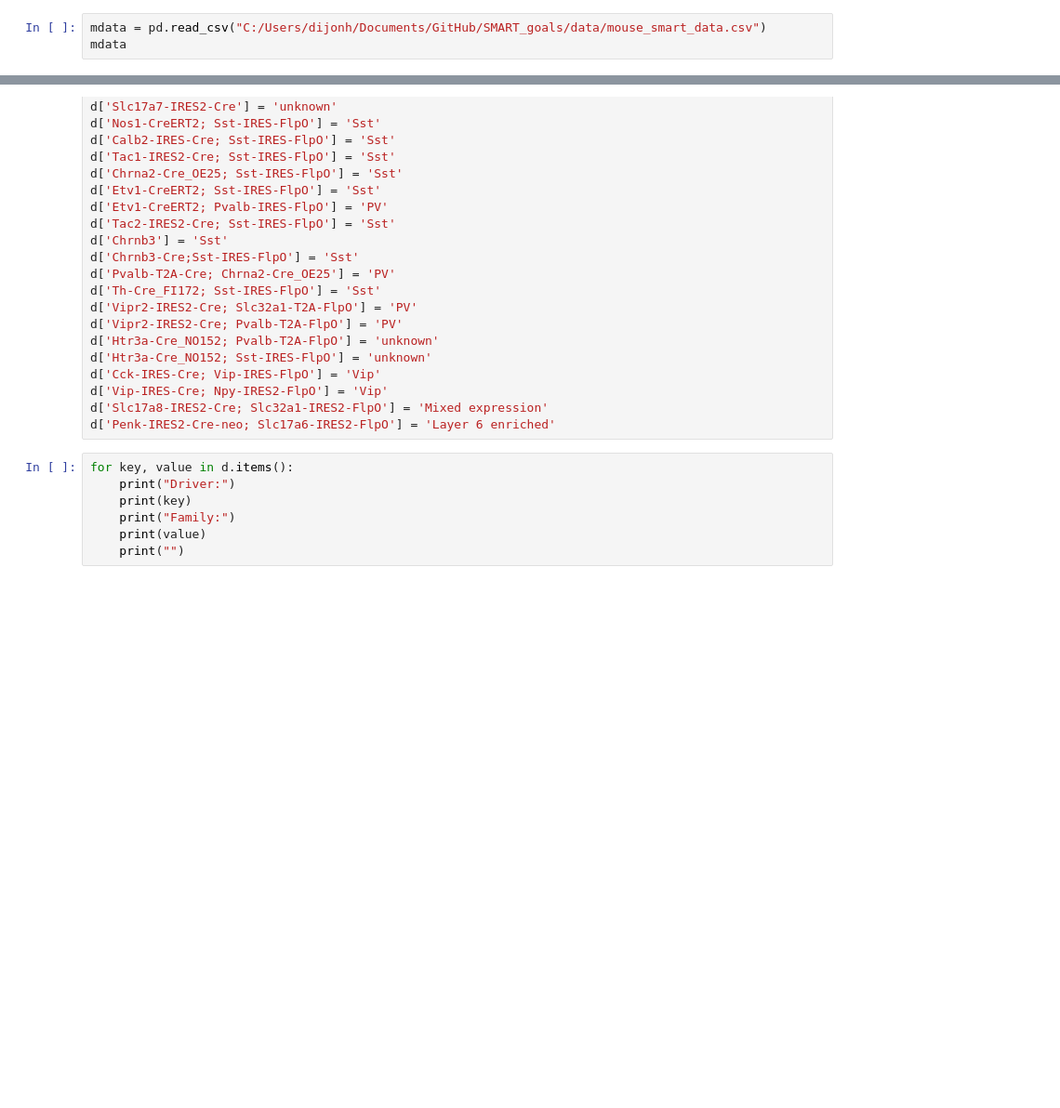
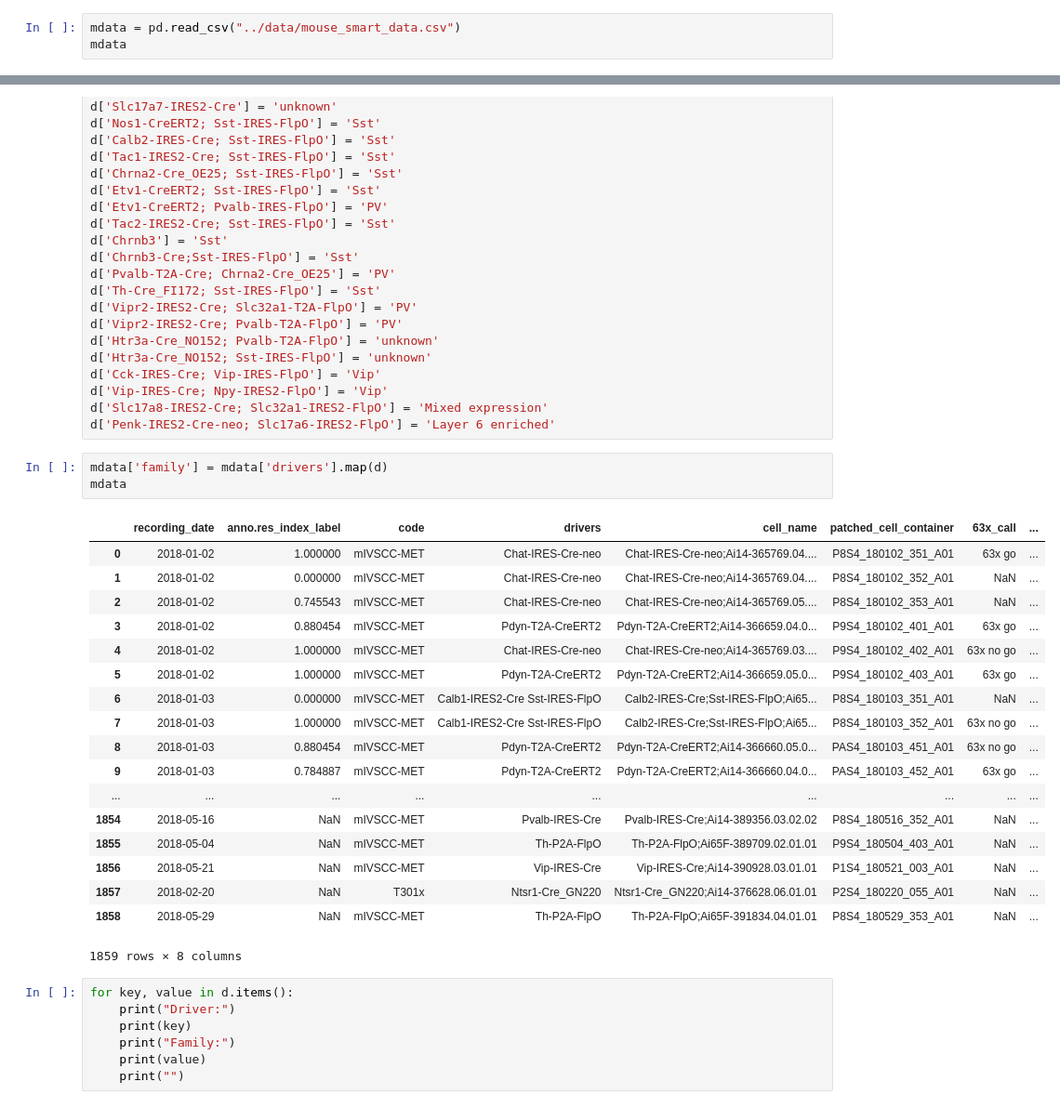
Before and after one commit to ru57y34nn/SMART_goals, a Jupyter notebook: src/dict for cre drivers.ipynb, the cells around one changed output, grey strips where cells are left out. Shown at 93% size. Drawn from its saved outputs; the diff is of its cells as text; blank space fills up the shorter version.

Commit message:
mapped family classification back into dataframe.

```diff
--- a/src/dict for cre drivers.ipynb
+++ b/src/dict for cre drivers.ipynb
@@ -16,7 +16,7 @@ import pathlib2
 import warnings
 warnings.filterwarnings('ignore')
 # %%
-mdata = pd.read_csv("C:/Users/dijonh/Documents/GitHub/SMART_goals/data/mouse_smart_data.csv")
+mdata = pd.read_csv("../data/mouse_smart_data.csv")
 mdata
 # %% [output]
 |  | recording_date | anno.res_index_label | code | drivers | cell_name | patched_cell_container | 63x_call |
@@ -123,6 +123,28 @@ d['Cck-IRES-Cre; Vip-IRES-FlpO'] = 'Vip'
 d['Vip-IRES-Cre; Npy-IRES2-FlpO'] = 'Vip'
 d['Slc17a8-IRES2-Cre; Slc32a1-IRES2-FlpO'] = 'Mixed expression'
 d['Penk-IRES2-Cre-neo; Slc17a6-IRES2-FlpO'] = 'Layer 6 enriched'
+# %%
+mdata['family'] = mdata['drivers'].map(d)
+mdata
+# %% [output]
+|  | recording_date | anno.res_index_label | code | drivers | cell_name | patched_cell_container | 63x_call | ... |
+| 0 | 2018-01-02 | 1.000000 | mIVSCC-MET | Chat-IRES-Cre-neo | Chat-IRES-Cre-neo;Ai14-365769.04.... | P8S4_180102_351_A01 | 63x go | ... |
+| 1 | 2018-01-02 | 0.000000 | mIVSCC-MET | Chat-IRES-Cre-neo | Chat-IRES-Cre-neo;Ai14-365769.04.... | P8S4_180102_352_A01 | NaN | ... |
+| 2 | 2018-01-02 | 0.745543 | mIVSCC-MET | Chat-IRES-Cre-neo | Chat-IRES-Cre-neo;Ai14-365769.05.... | P8S4_180102_353_A01 | NaN | ... |
+| 3 | 2018-01-02 | 0.880454 | mIVSCC-MET | Pdyn-T2A-CreERT2 | Pdyn-T2A-CreERT2;Ai14-366659.04.0... | P9S4_180102_401_A01 | 63x go | ... |
+| 4 | 2018-01-02 | 1.000000 | mIVSCC-MET | Chat-IRES-Cre-neo | Chat-IRES-Cre-neo;Ai14-365769.03.... | P9S4_180102_402_A01 | 63x no go | ... |
+| 5 | 2018-01-02 | 1.000000 | mIVSCC-MET | Pdyn-T2A-CreERT2 | Pdyn-T2A-CreERT2;Ai14-366659.05.0... | P9S4_180102_403_A01 | 63x go | ... |
+| 6 | 2018-01-03 | 0.000000 | mIVSCC-MET | Calb1-IRES2-Cre Sst-IRES-FlpO | Calb2-IRES-Cre;Sst-IRES-FlpO;Ai65... | P8S4_180103_351_A01 | NaN | ... |
+| 7 | 2018-01-03 | 1.000000 | mIVSCC-MET | Calb1-IRES2-Cre Sst-IRES-FlpO | Calb2-IRES-Cre;Sst-IRES-FlpO;Ai65... | P8S4_180103_352_A01 | 63x no go | ... |
+| 8 | 2018-01-03 | 0.880454 | mIVSCC-MET | Pdyn-T2A-CreERT2 | Pdyn-T2A-CreERT2;Ai14-366660.05.0... | PAS4_180103_451_A01 | 63x no go | ... |
+| 9 | 2018-01-03 | 0.784887 | mIVSCC-MET | Pdyn-T2A-CreERT2 | Pdyn-T2A-CreERT2;Ai14-366660.04.0... | PAS4_180103_452_A01 | 63x go | ... |
+| ... | ... | ... | ... | ... | ... | ... | ... | ... |
+| 1854 | 2018-05-16 | NaN | mIVSCC-MET | Pvalb-IRES-Cre | Pvalb-IRES-Cre;Ai14-389356.03.02.02 | P8S4_180516_352_A01 | NaN | ... |
+| 1855 | 2018-05-04 | NaN | mIVSCC-MET | Th-P2A-FlpO | Th-P2A-FlpO;Ai65F-389709.02.01.01 | P9S4_180504_403_A01 | NaN | ... |
+| 1856 | 2018-05-21 | NaN | mIVSCC-MET | Vip-IRES-Cre | Vip-IRES-Cre;Ai14-390928.03.01.01 | P1S4_180521_003_A01 | NaN | ... |
+| 1857 | 2018-02-20 | NaN | T301x | Ntsr1-Cre_GN220 | Ntsr1-Cre_GN220;Ai14-376628.06.01.01 | P2S4_180220_055_A01 | NaN | ... |
+| 1858 | 2018-05-29 | NaN | mIVSCC-MET | Th-P2A-FlpO | Th-P2A-FlpO;Ai65F-391834.04.01.01 | P8S4_180529_353_A01 | NaN | ... |
+1859 rows × 8 columns
 # %%
 for key, value in d.items():
     print("Driver:")
```
